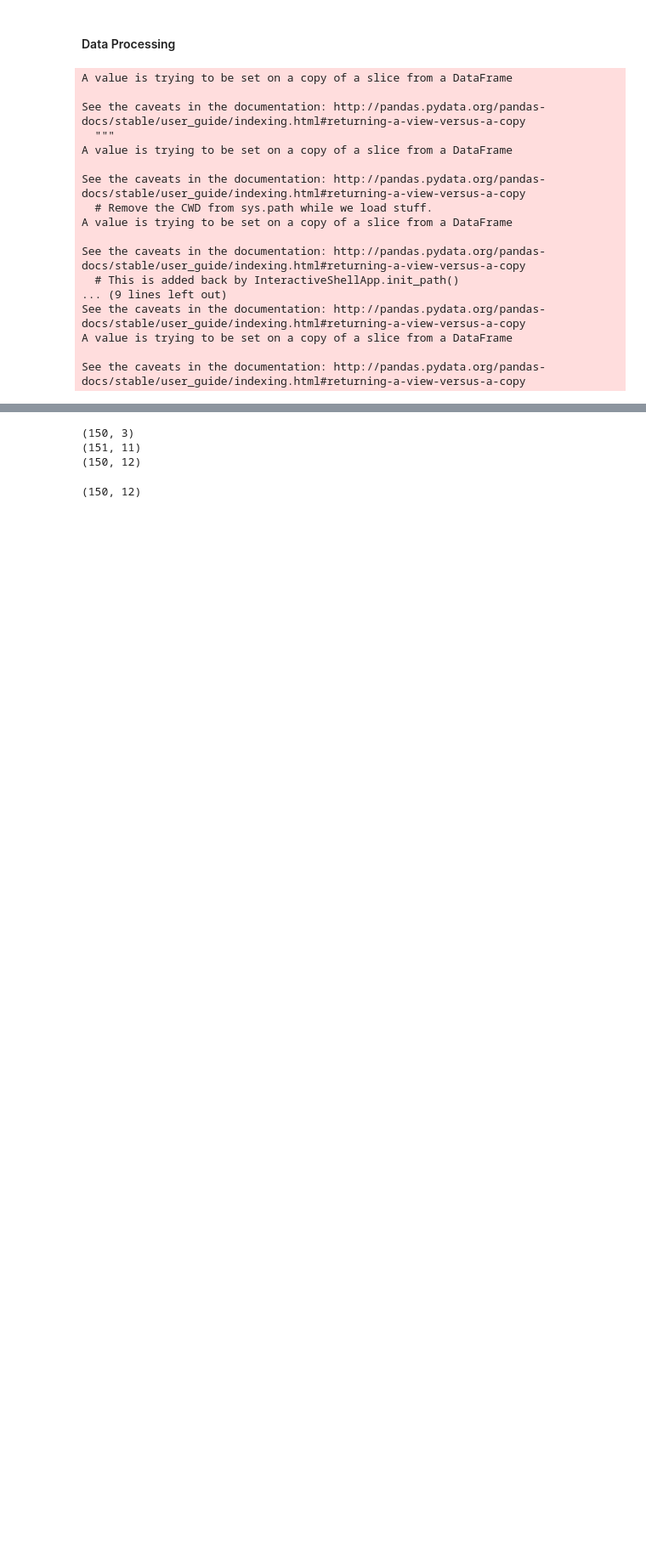
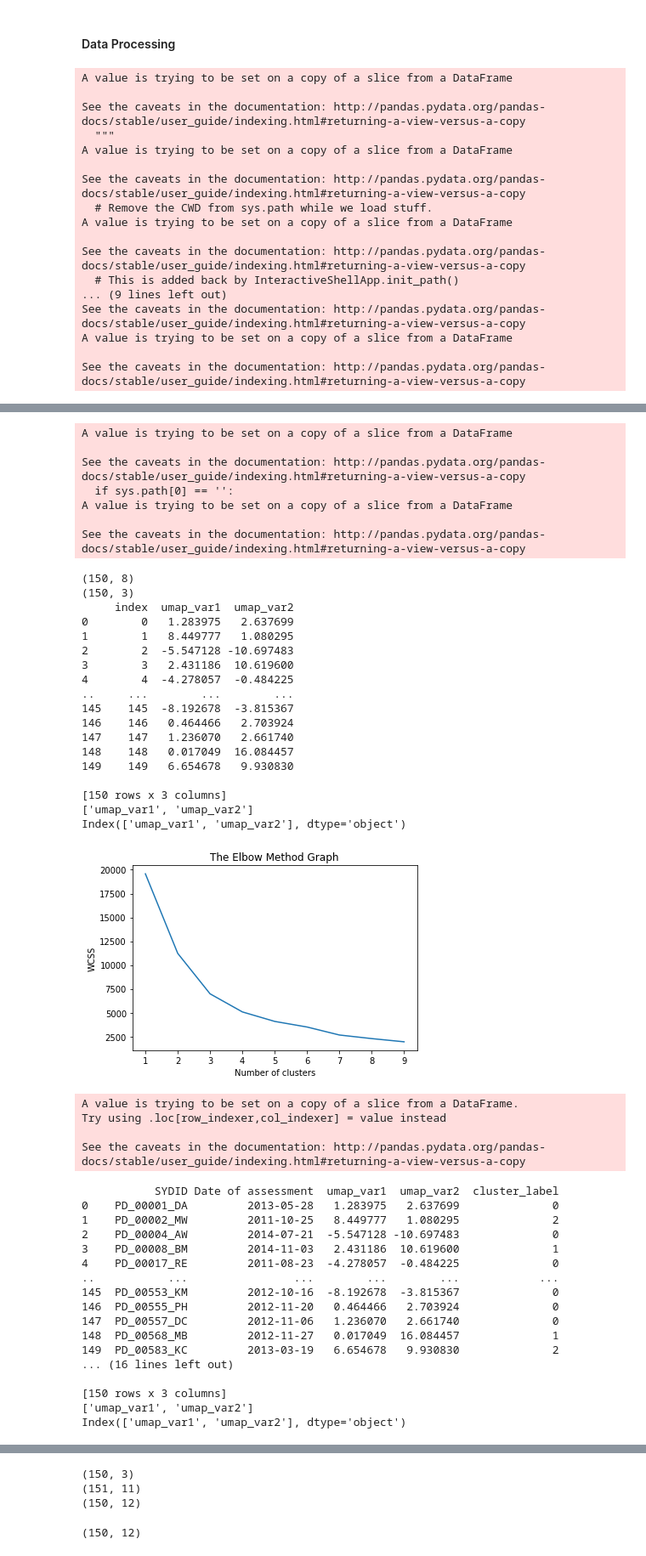
Before and after one commit to MikeAllwright24/PhD, a Jupyter notebook: WES/code/Original Cluster.ipynb, the cells around one changed output, grey strips where cells are left out. Shown: that part at 85% size. Cells and saved outputs as stored; diff of their text form; code cells hidden in the pictures; blank space fills up the shorter version.

```diff
--- a/WES/code/Original Cluster.ipynb
+++ b/WES/code/Original Cluster.ipynb
@@ -216,0 +273,71 @@ See the caveats in the documentation: http://pandas.pydata.org/pandas-docs/stabl
+# %%
+def cluster_output(df=PDcluster,reps=10):
+
+    df_new=pd.DataFrame([])
+    df_out=takeonlyx_sd(df,x=3)
+    df_out=replacenullsmean(df_out)
+
+    for i in range(reps):
+
+        pdclust_umap=umap_reducer(df_out,varscluster,\
+        neighb=2,comp=config['umap_comps'])
+
+        PDcluster_clust=elbow_clust(pdclust_umap[['SYDID','Date of assessment','umap_var1','umap_var2']],\
+        clustfit=3,dropvars=['SYDID','Date of assessment'])
+
+        df1=PDcluster_clust[['SYDID','cluster_label']]
+        df1['rep']=i
+
+        df_new=
+
+    return df_new
+# %%
+cluster_output()
+# %% [output]
+A value is trying to be set on a copy of a slice from a DataFrame
+
+See the caveats in the documentation: http://pandas.pydata.org/pandas-docs/stable/user_guide/indexing.html#returning-a-view-versus-a-copy
+  if sys.path[0] == '':
+A value is trying to be set on a copy of a slice from a DataFrame
+
+See the caveats in the documentation: http://pandas.pydata.org/pandas-docs/stable/user_guide/indexing.html#returning-a-view-versus-a-copy
+(150, 8)
+(150, 3)
+     index  umap_var1  umap_var2
+0        0   1.283975   2.637699
+1        1   8.449777   1.080295
+2        2  -5.547128 -10.697483
+3        3   2.431186  10.619600
+4        4  -4.278057  -0.484225
+..     ...        ...        ...
+145    145  -8.192678  -3.815367
+146    146   0.464466   2.703924
+147    147   1.236070   2.661740
+148    148   0.017049  16.084457
+149    149   6.654678   9.930830
+
+[150 rows x 3 columns]
+['umap_var1', 'umap_var2']
+Index(['umap_var1', 'umap_var2'], dtype='object')
+[figure, added]
+A value is trying to be set on a copy of a slice from a DataFrame.
+Try using .loc[row_indexer,col_indexer] = value instead
+
+See the caveats in the documentation: http://pandas.pydata.org/pandas-docs/stable/user_guide/indexing.html#returning-a-view-versus-a-copy
+           SYDID Date of assessment  umap_var1  umap_var2  cluster_label
+0    PD_00001_DA         2013-05-28   1.283975   2.637699              0
+1    PD_00002_MW         2011-10-25   8.449777   1.080295              2
+2    PD_00004_AW         2014-07-21  -5.547128 -10.697483              0
+3    PD_00008_BM         2014-11-03   2.431186  10.619600              1
+4    PD_00017_RE         2011-08-23  -4.278057  -0.484225              0
+..           ...                ...        ...        ...            ...
+145  PD_00553_KM         2012-10-16  -8.192678  -3.815367              0
+146  PD_00555_PH         2012-11-20   0.464466   2.703924              0
+147  PD_00557_DC         2012-11-06   1.236070   2.661740              0
+148  PD_00568_MB         2012-11-27   0.017049  16.084457              1
+149  PD_00583_KC         2013-03-19   6.654678   9.930830              2
+... (16 lines left out)
+
+[150 rows x 3 columns]
+['umap_var1', 'umap_var2']
+Index(['umap_var1', 'umap_var2'], dtype='object')
```
Also changed, not shown: parts of 17 cells of this notebook, 5 other files.
